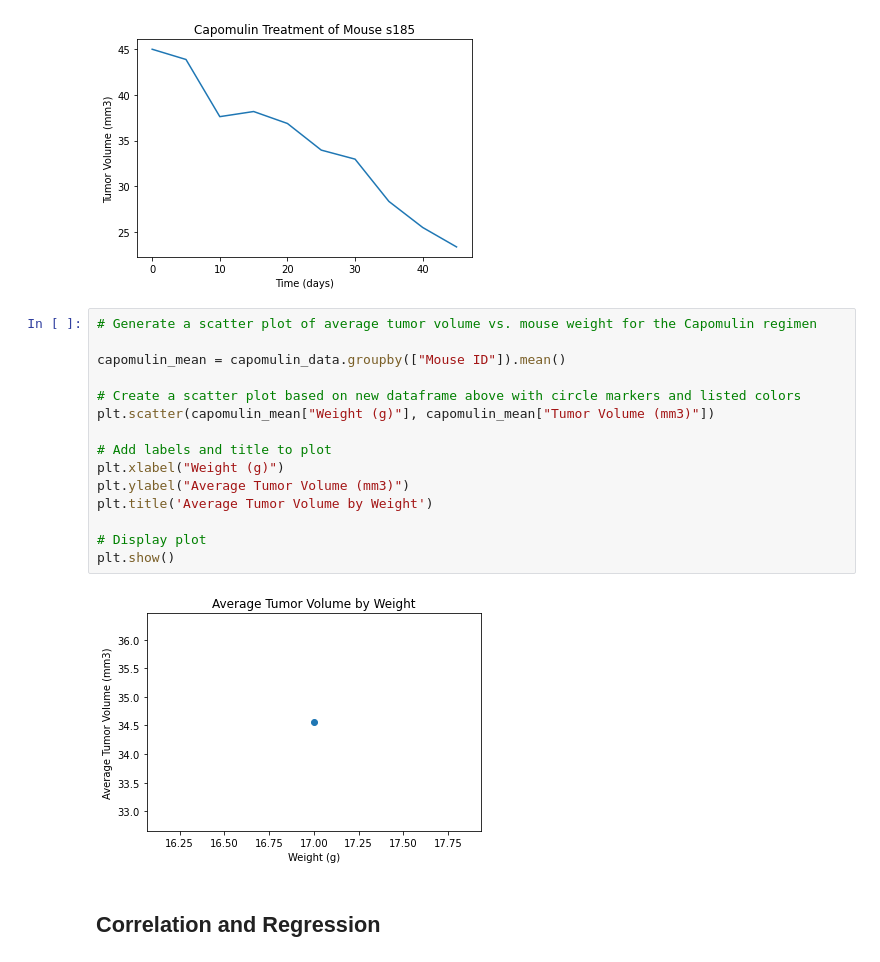
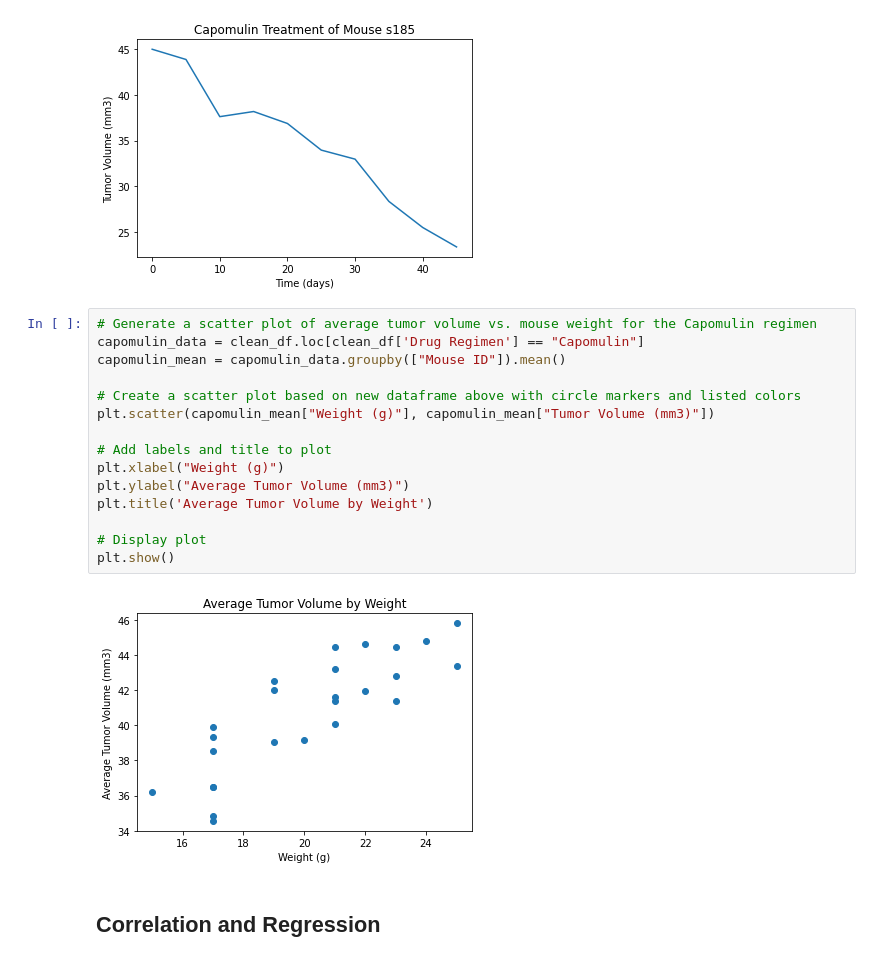
Before and after one commit to smartin7949/Matplotlib--Challenge, a Jupyter notebook: pymaceuticals_starter.ipynb, the cells around one changed output. Saved outputs shown, nothing was run; the diff lists cells and outputs as text.

```diff
--- a/pymaceuticals_starter.ipynb
+++ b/pymaceuticals_starter.ipynb
@@ -344,21 +344,21 @@ plt.show()
 [figure]
 # %%
 # Generate a scatter plot of average tumor volume vs. mouse weight for the Capomulin regimen
-
+capomulin_data = clean_df.loc[clean_df['Drug Regimen'] == "Capomulin"]
 capomulin_mean = capomulin_data.groupby(["Mouse ID"]).mean()
 
 # Create a scatter plot based on new dataframe above with circle markers and listed colors
 plt.scatter(capomulin_mean["Weight (g)"], capomulin_mean["Tumor Volume (mm3)"])
 
 # Add labels and title to plot
 plt.xlabel("Weight (g)")
 plt.ylabel("Average Tumor Volume (mm3)")
 plt.title('Average Tumor Volume by Weight')
 
 # Display plot
 plt.show()
 # %% [output]
-[figure, old version]
+[figure, new version]
 # %% [markdown]
 ## Correlation and Regression
 # %%
```
